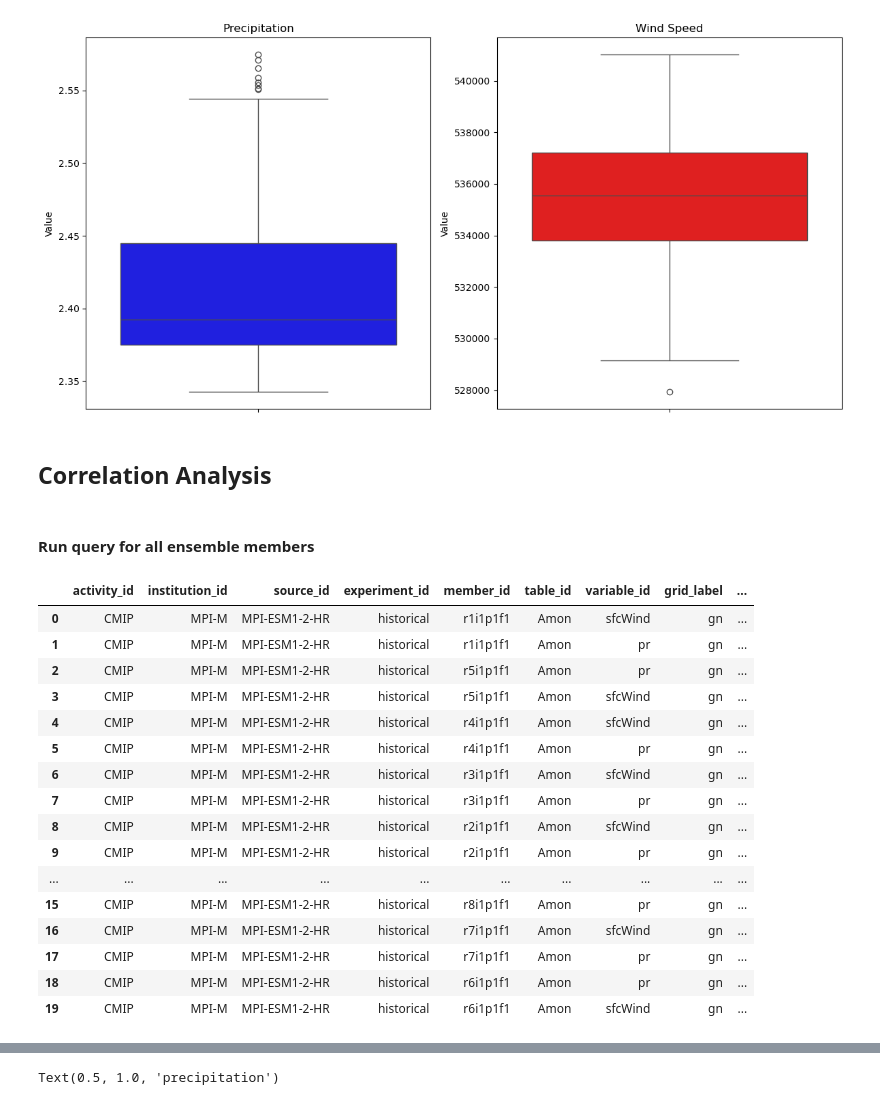
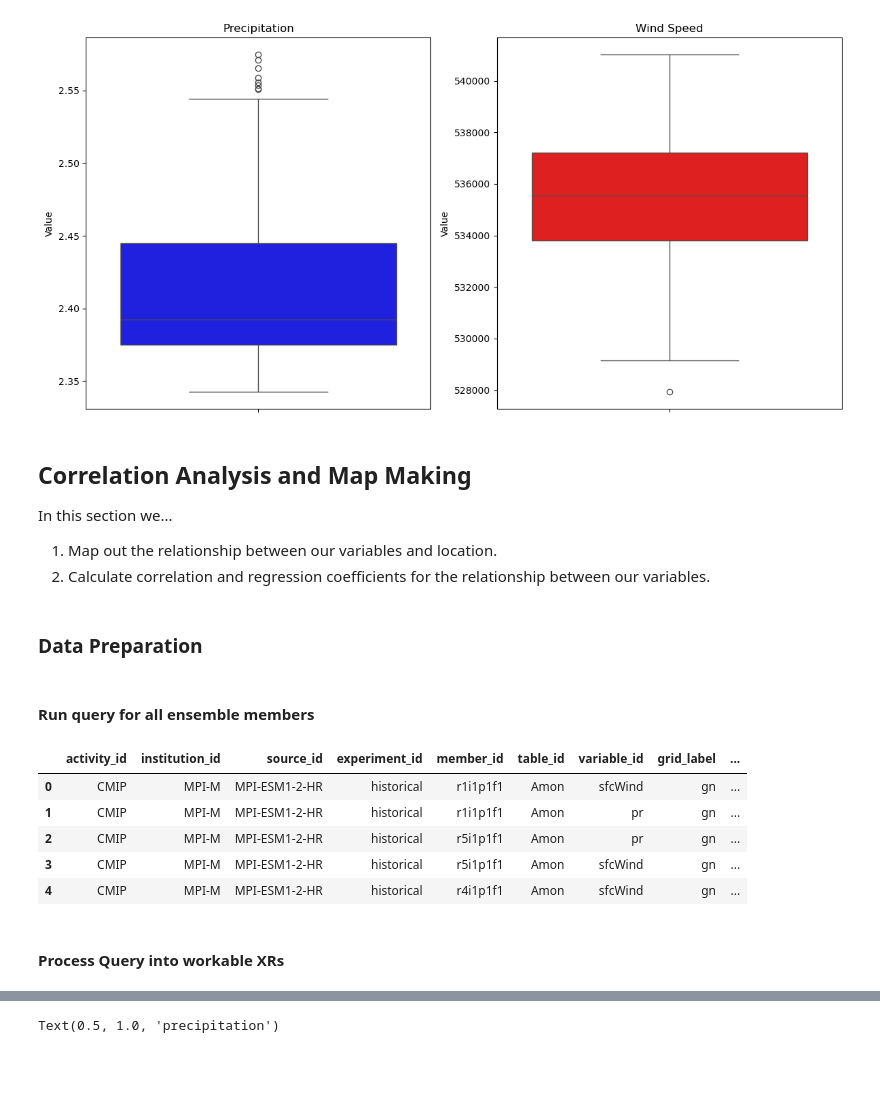
Before and after one commit to silkieMoth/eds_296_climate-modeling_final_proj, a Jupyter notebook: indian_monsoons.ipynb, the cells around one changed output, grey strips where cells are left out. Drawn from its saved outputs; the diff is of its cells as text; code cells hidden in the pictures; blank space fills up the shorter version.

Commit message:
implemented corr analysis and added comments

```diff
--- a/indian_monsoons.ipynb
+++ b/indian_monsoons.ipynb
@@ -322,43 +325,40 @@ plt.show()
 # %% [output]
 [figure]
 # %% [markdown]
-## Correlation Analysis
+## Correlation Analysis and Map Making
+
+In this section we...
+1. Map out the relationship between our variables and location.
+2. Calculate correlation and regression coefficients for the relationship between our variables.
+# %% [markdown]
+### Data Preparation
 # %% [markdown]
 #### Run query for all ensemble members
 # %%
 # Convert the catalog to a Pandas datazrame
 cat_df2 = catalog.df
 
 # Search through catalog, find all historical simulations
 res = catalog.search(
     activity_id=activity_ids,
     variable_id = variable,
     table_id = spatial_temporal,
     source_id = models,
     experiment_id = "historical"
 )
 
 # Convert to a data frame
 res_df2 = res.df
-res_df2
+res_df2.head()
 # %% [output]
 |  | activity_id | institution_id | source_id | experiment_id | member_id | table_id | variable_id | grid_label | ... |
 | 0 | CMIP | MPI-M | MPI-ESM1-2-HR | historical | r1i1p1f1 | Amon | sfcWind | gn | ... |
 | 1 | CMIP | MPI-M | MPI-ESM1-2-HR | historical | r1i1p1f1 | Amon | pr | gn | ... |
 | 2 | CMIP | MPI-M | MPI-ESM1-2-HR | historical | r5i1p1f1 | Amon | pr | gn | ... |
 | 3 | CMIP | MPI-M | MPI-ESM1-2-HR | historical | r5i1p1f1 | Amon | sfcWind | gn | ... |
 | 4 | CMIP | MPI-M | MPI-ESM1-2-HR | historical | r4i1p1f1 | Amon | sfcWind | gn | ... |
-| 5 | CMIP | MPI-M | MPI-ESM1-2-HR | historical | r4i1p1f1 | Amon | pr | gn | ... |
-| 6 | CMIP | MPI-M | MPI-ESM1-2-HR | historical | r3i1p1f1 | Amon | sfcWind | gn | ... |
-| 7 | CMIP | MPI-M | MPI-ESM1-2-HR | historical | r3i1p1f1 | Amon | pr | gn | ... |
-| 8 | CMIP | MPI-M | MPI-ESM1-2-HR | historical | r2i1p1f1 | Amon | sfcWind | gn | ... |
-| 9 | CMIP | MPI-M | MPI-ESM1-2-HR | historical | r2i1p1f1 | Amon | pr | gn | ... |
-| ... | ... | ... | ... | ... | ... | ... | ... | ... | ... |
-| 15 | CMIP | MPI-M | MPI-ESM1-2-HR | historical | r8i1p1f1 | Amon | pr | gn | ... |
-| 16 | CMIP | MPI-M | MPI-ESM1-2-HR | historical | r7i1p1f1 | Amon | sfcWind | gn | ... |
-| 17 | CMIP | MPI-M | MPI-ESM1-2-HR | historical | r7i1p1f1 | Amon | pr | gn | ... |
-| 18 | CMIP | MPI-M | MPI-ESM1-2-HR | historical | r6i1p1f1 | Amon | pr | gn | ... |
-| 19 | CMIP | MPI-M | MPI-ESM1-2-HR | historical | r6i1p1f1 | Amon | sfcWind | gn | ... |
+# %% [markdown]
+#### Process Query into workable XRs
 # %%
 # split query between vars
 precip_rows = res_df2[res_df2["variable_id"] == "pr"]
```
Also changed, not shown: parts of 31 cells of this notebook.
